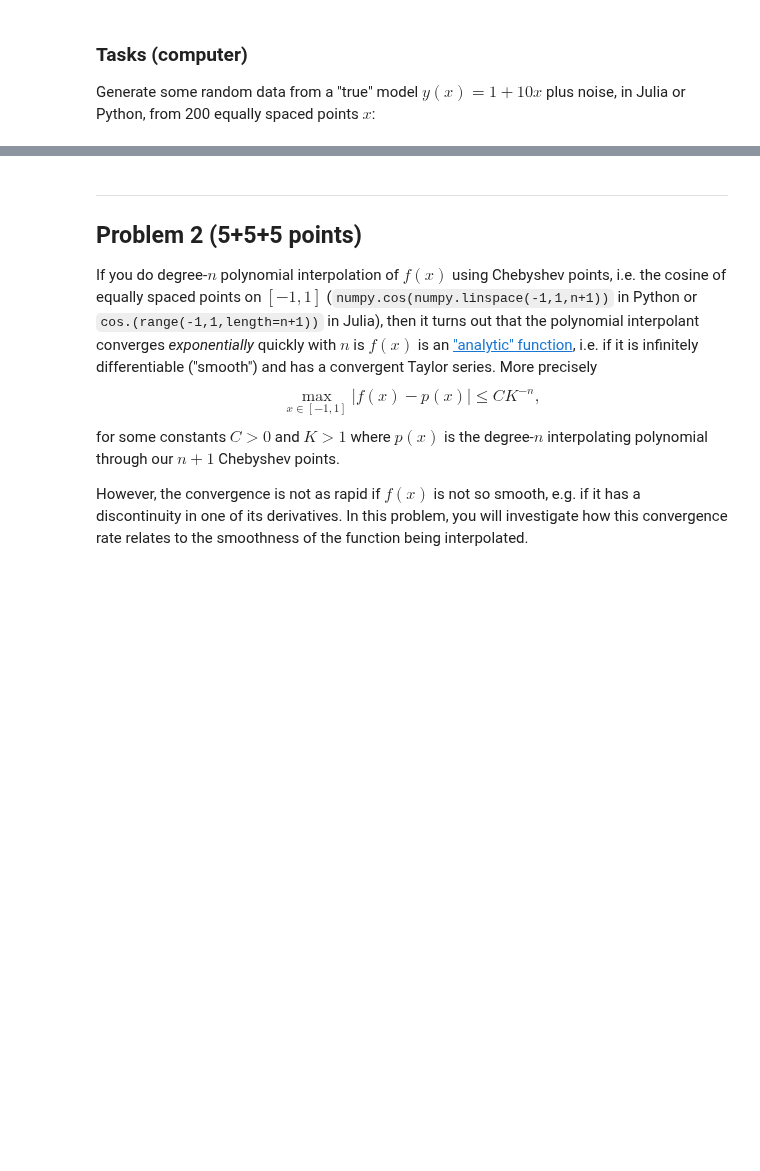
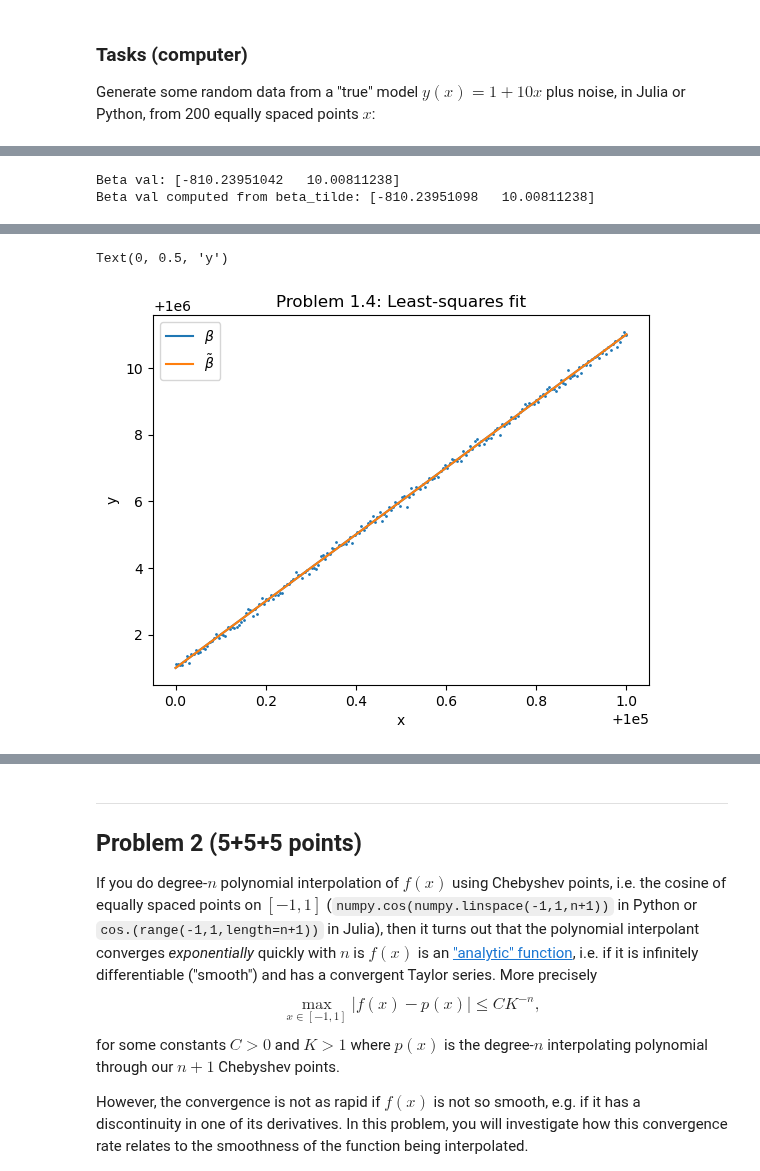
Before and after one commit to mitmath/numerical_hub, a Jupyter notebook: psets/pset2sol.ipynb, the cells around one changed output, grey strips where cells are left out. Cells and saved outputs as stored; diff of their text form; code cells hidden in the pictures; blank space fills up the shorter version.

```diff
--- a/psets/pset2sol.ipynb
+++ b/psets/pset2sol.ipynb
@@ -107,0 +110,20 @@ y = 1 + 10*x + 0.1 * np.random.randn(len(x))
+# %%
+import matplotlib.pyplot as plt
+
+# 1.4
+A = np.array([[1,x_val] for x_val in x])
+A1 = np.array([[1, x_val - 100000.5] for x_val in x])
+beta_star = np.linalg.lstsq(A,y)[0]
+beta_star1 = np.linalg.lstsq(A1,y)[0]
+print("Beta val:", beta_star)
+print("Beta val computed from beta_tilde:", np.array([[1,-100000.5],[0, 1]]) @beta_star1)
+plt.plot(x, beta_star[0] + beta_star[1]*x, label="Beta")
+plt.plot(x, beta_star1[0] + beta_star1[1]*(x-100000.5), label="Beta_tilde")
+plt.scatter(x, y, s = 1)
+plt.legend(["$\\beta$", "$\\tilde{\\beta}$"])
+plt.title("Problem 1.4: Least-squares fit")
+plt.xlabel("x")
+plt.ylabel("y")
+# %% [output]
+Beta val: [-810.23951042   10.00811238]
+Beta val computed from beta_tilde: [-810.23951098   10.00811238]
@@ -107,0 +134,2 @@ y = 1 + 10*x + 0.1 * np.random.randn(len(x))
+Text(0, 0.5, 'y')
+[figure, added]
```
Also changed, not shown: parts of 26 cells of this notebook.
